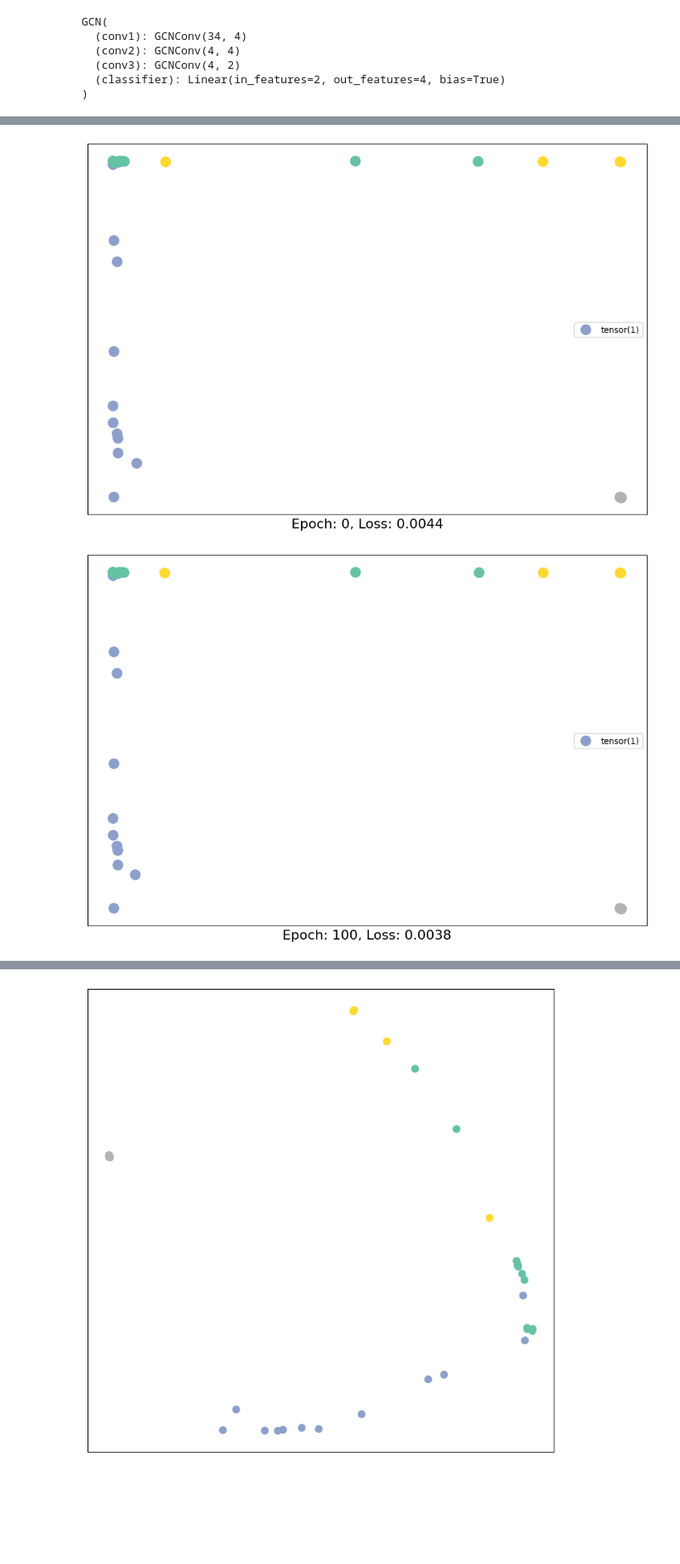
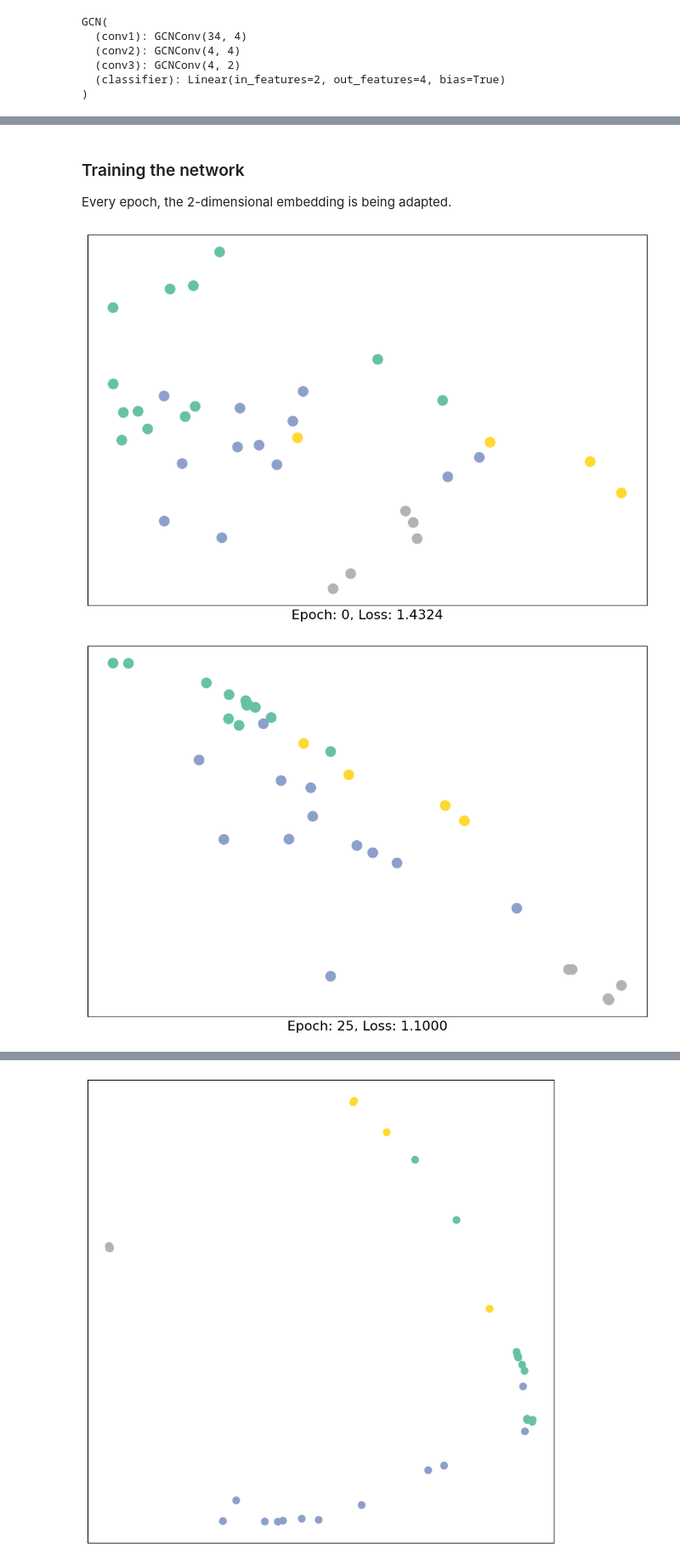
Before and after one commit to wilfred11/gnn-first-steps, a Jupyter notebook: gnns-initial-steps.ipynb, the cells around one changed output, grey strips where cells are left out. Shown at 85% size. Drawn from its saved outputs; the diff is of its cells as text; code cells hidden in the pictures; blank space fills up the shorter version.

```diff
--- a/gnns-initial-steps.ipynb
+++ b/gnns-initial-steps.ipynb
@@ -660,2 +687,6 @@ final_h = h
+# %% [markdown]
+### Training the network
+
+Every epoch, the 2-dimensional embedding is being adapted.
 # %%
 def train(data):
@@ -667,12 +698,12 @@ def train(data):
     return loss, h
 # %%
 import time
-for epoch in range(401):
+for epoch in range(250):
     loss, h = train(data)
-    if epoch % 100 == 0:
+    if epoch % 25 == 0:
         visualize_embedding(h, color=data.y, epoch=epoch, loss=loss)
         time.sleep(0.3)
         final_h = h
 # %% [output]
-[figure, old version]
+[figure, new version]
-[figure, old version]
+[figure, new version]
```
Also changed, not shown: parts of 47 cells of this notebook, 1 other file.
